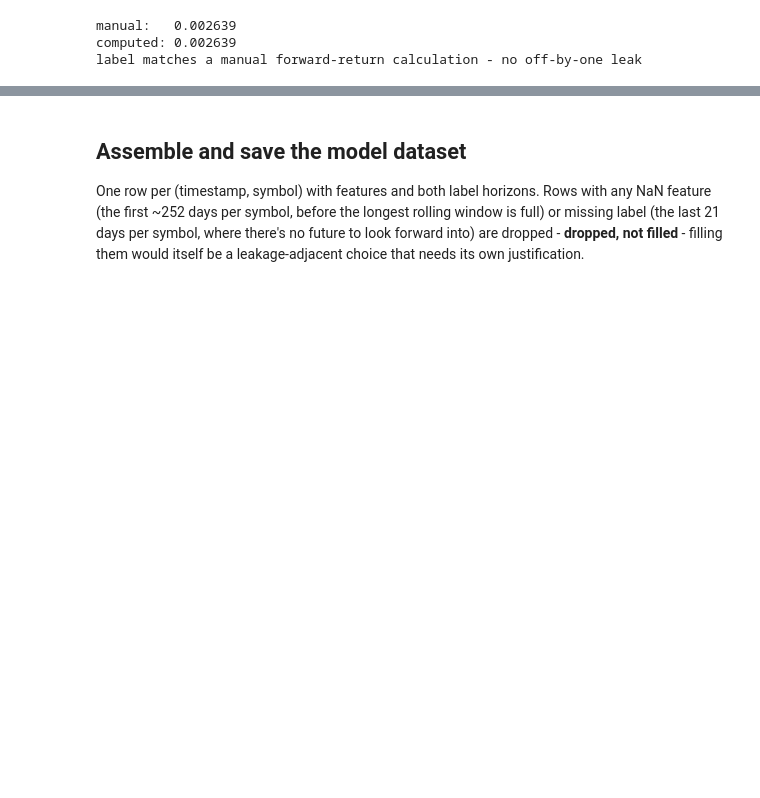
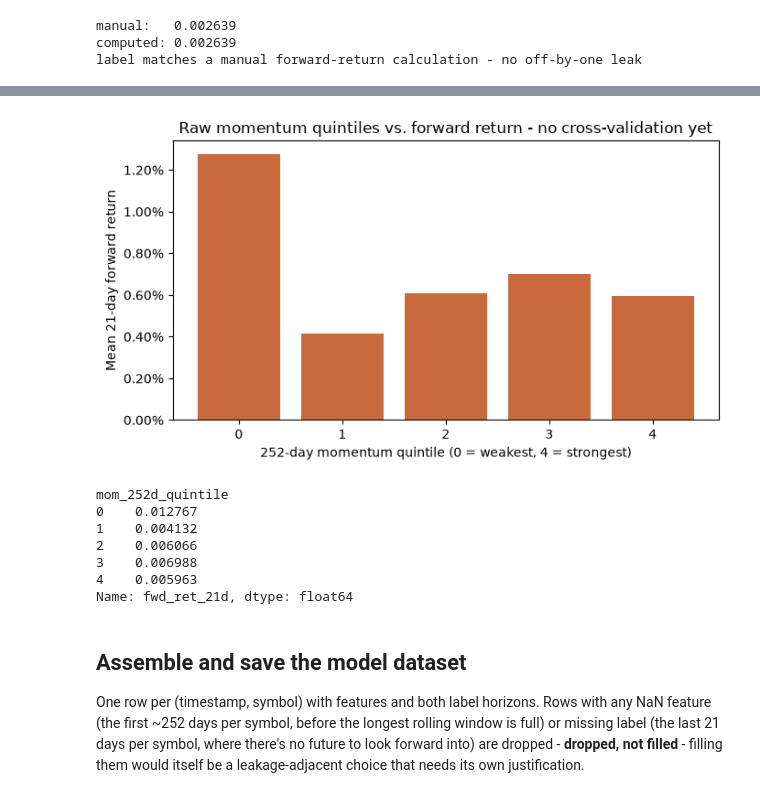
Before and after one commit to ml4t/packt-workshop, a Jupyter notebook: notebooks/02_features_labels.ipynb, the cells around one changed output, grey strips where cells are left out. Saved outputs shown, nothing was run; the diff lists cells and outputs as text; code cells hidden in the pictures; blank space fills up the shorter version.

```diff
--- a/notebooks/02_features_labels.ipynb
+++ b/notebooks/02_features_labels.ipynb
@@ -199,3 +239,33 @@ label matches a manual forward-return calculation - no off-by-one leak
+# %%
+signal_check = (
+    features[["timestamp", "symbol", "mom_252d"]]
+    .merge(labels[["timestamp", "symbol", "fwd_ret_21d"]], on=["timestamp", "symbol"])
+    .dropna()
+)
+signal_check["mom_252d_quintile"] = pd.qcut(
+    signal_check["mom_252d"], 5, labels=False, duplicates="drop"
+)
+quintile_returns = signal_check.groupby("mom_252d_quintile")["fwd_ret_21d"].mean()
+
+fig, ax = plt.subplots(figsize=(7, 4))
+ax.bar(quintile_returns.index.astype(str), quintile_returns.to_numpy(), color="#c96a3c")
+ax.set_xlabel("252-day momentum quintile (0 = weakest, 4 = strongest)")
+ax.set_ylabel("Mean 21-day forward return")
+ax.set_title("Raw momentum quintiles vs. forward return - no cross-validation yet")
+ax.yaxis.set_major_formatter(mticker.PercentFormatter(xmax=1))
+plt.tight_layout()
+plt.show()
+
+print(quintile_returns)
+# %% [output]
+[figure, added]
+mom_252d_quintile
+0    0.012767
+1    0.004132
+2    0.006066
+3    0.006988
+4    0.005963
+Name: fwd_ret_21d, dtype: float64
 # %% [markdown]
 ## Assemble and save the model dataset
 
```
Also changed, not shown: parts of 4 cells of this notebook, 3 other files.
